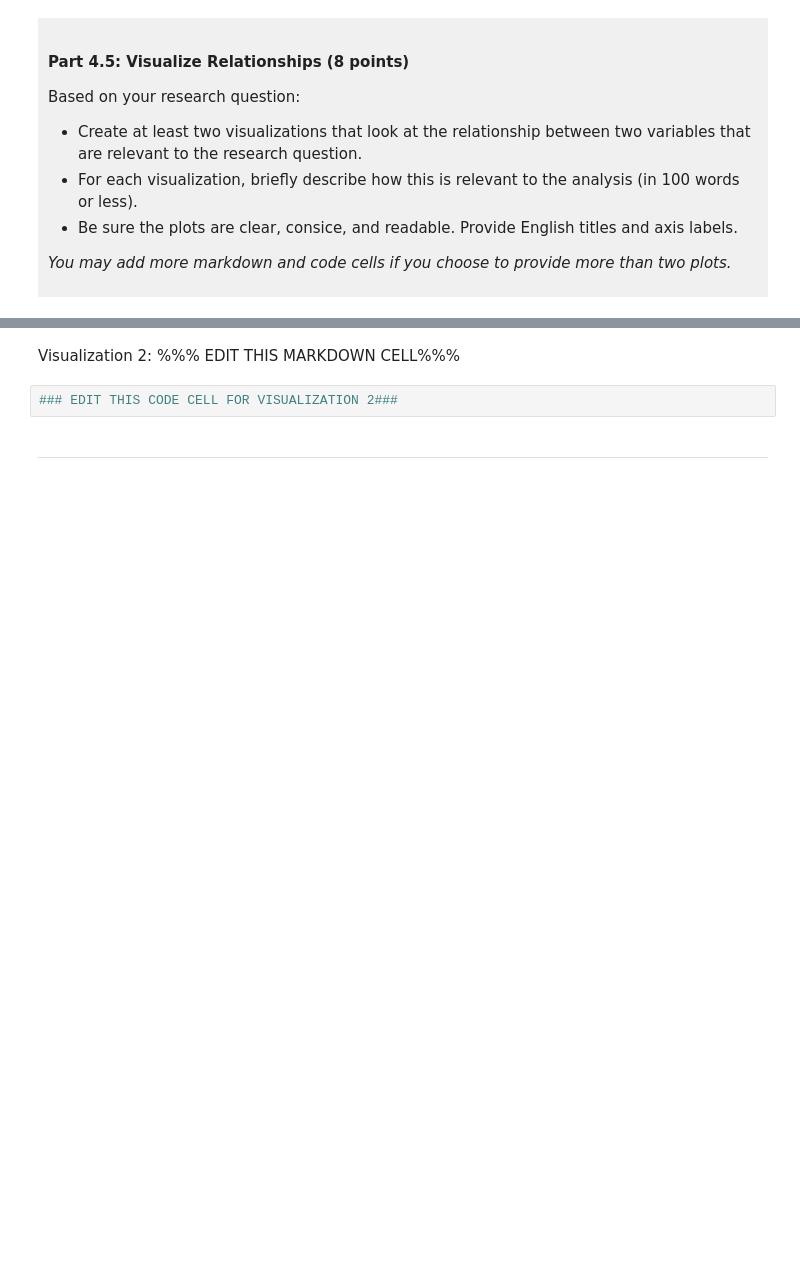
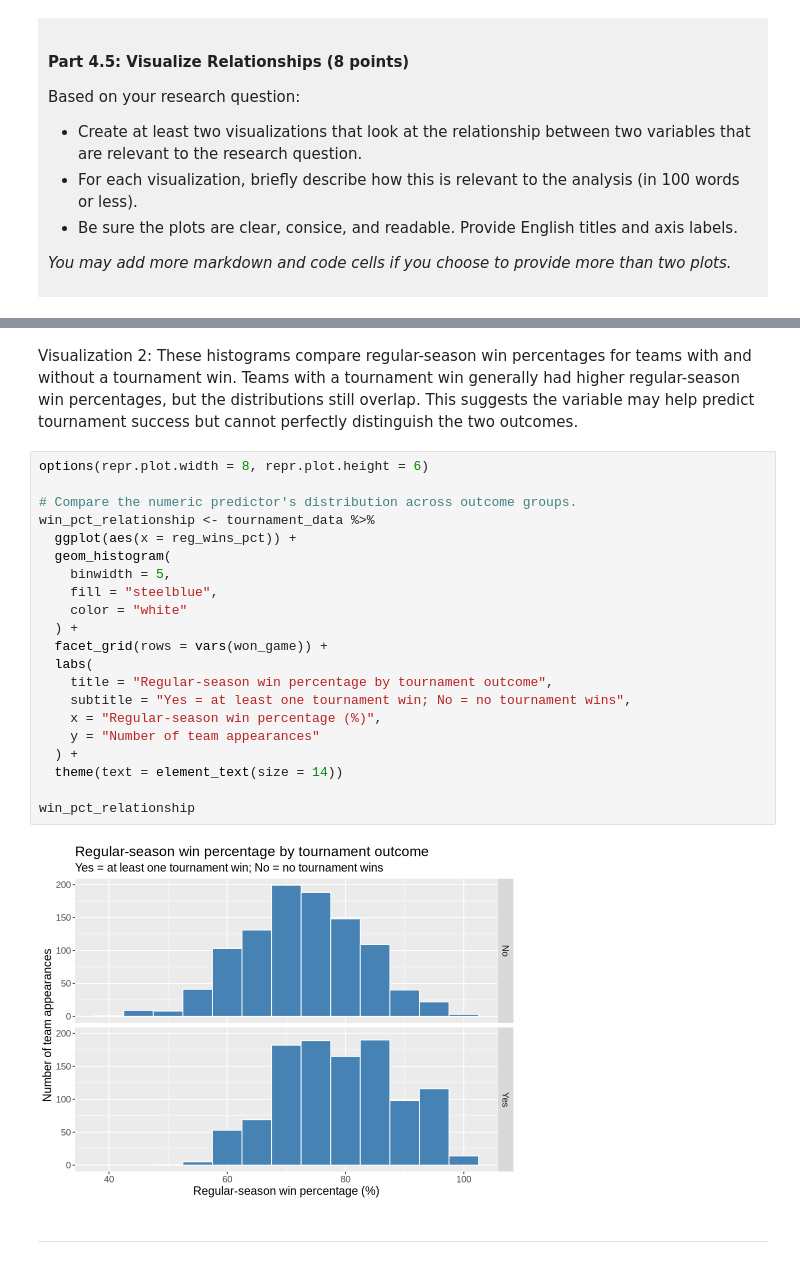
Before and after one commit to MaxwellChang07/dsci-100-project-Maxwell-Chang, a Jupyter notebook: dsci-100-project-notebook.ipynb, the cells around one changed output, grey strips where cells are left out. Cells and saved outputs as stored; diff of their text form; blank space fills up the shorter version.

```diff
--- a/dsci-100-project-notebook.ipynb
+++ b/dsci-100-project-notebook.ipynb
@@ -338,7 +481,28 @@ Visualization 1: %%% EDIT THIS MARKDOWN CELL%%%
 # %% [markdown]
-Visualization 2: %%% EDIT THIS MARKDOWN CELL%%%
+Visualization 2: These histograms compare regular-season win percentages for teams with and without a tournament win. Teams with a tournament win generally had higher regular-season win percentages, but the distributions still overlap. This suggests the variable may help predict tournament success but cannot perfectly distinguish the two outcomes.
 # %%
-### EDIT THIS CODE CELL FOR VISUALIZATION 2###
+options(repr.plot.width = 8, repr.plot.height = 6)
+
+# Compare the numeric predictor's distribution across outcome groups.
+win_pct_relationship <- tournament_data %>%
+  ggplot(aes(x = reg_wins_pct)) +
+  geom_histogram(
+    binwidth = 5,
+    fill = "steelblue",
+    color = "white"
+  ) +
+  facet_grid(rows = vars(won_game)) +
+  labs(
+    title = "Regular-season win percentage by tournament outcome",
+    subtitle = "Yes = at least one tournament win; No = no tournament wins",
+    x = "Regular-season win percentage (%)",
+    y = "Number of team appearances"
+  ) +
+  theme(text = element_text(size = 14))
+
+win_pct_relationship
+# %% [output]
+[figure, added]
 # %% [markdown]
 ------
 # %% [markdown]
```
Also changed, not shown: parts of 8 cells of this notebook.
